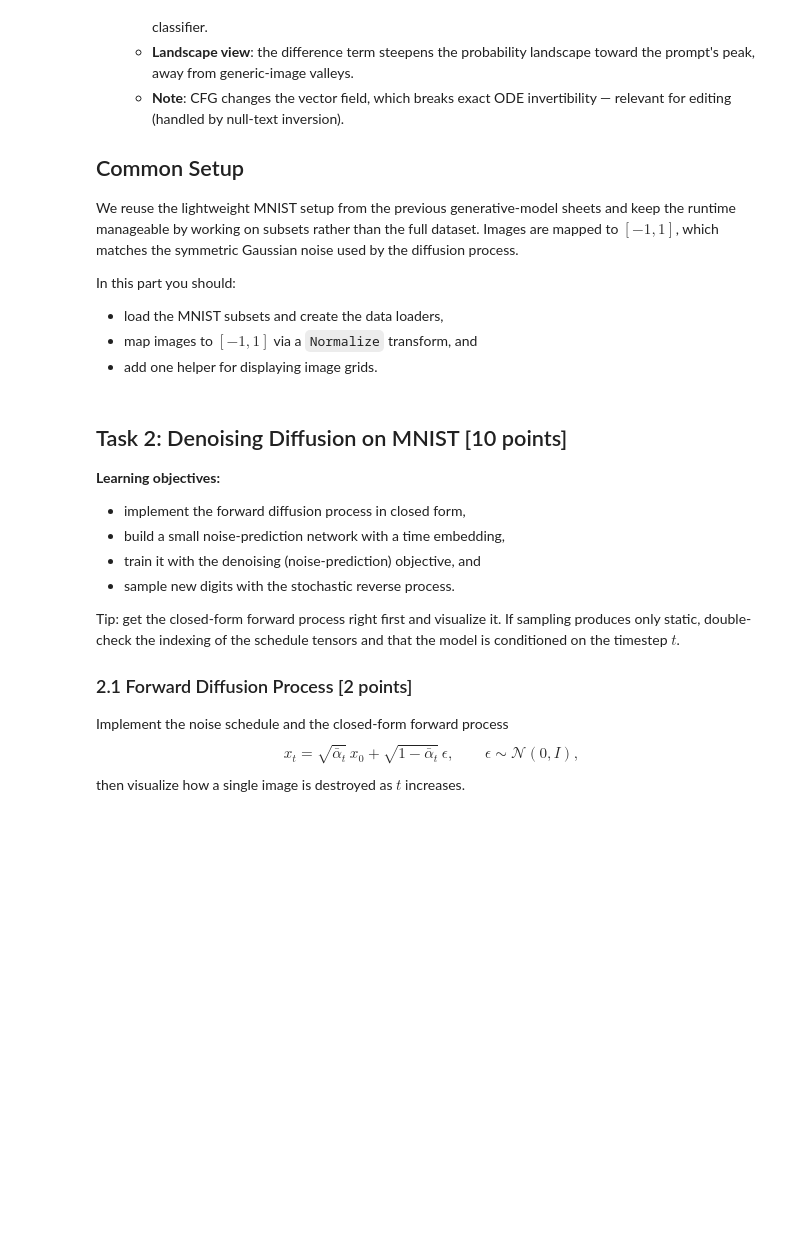
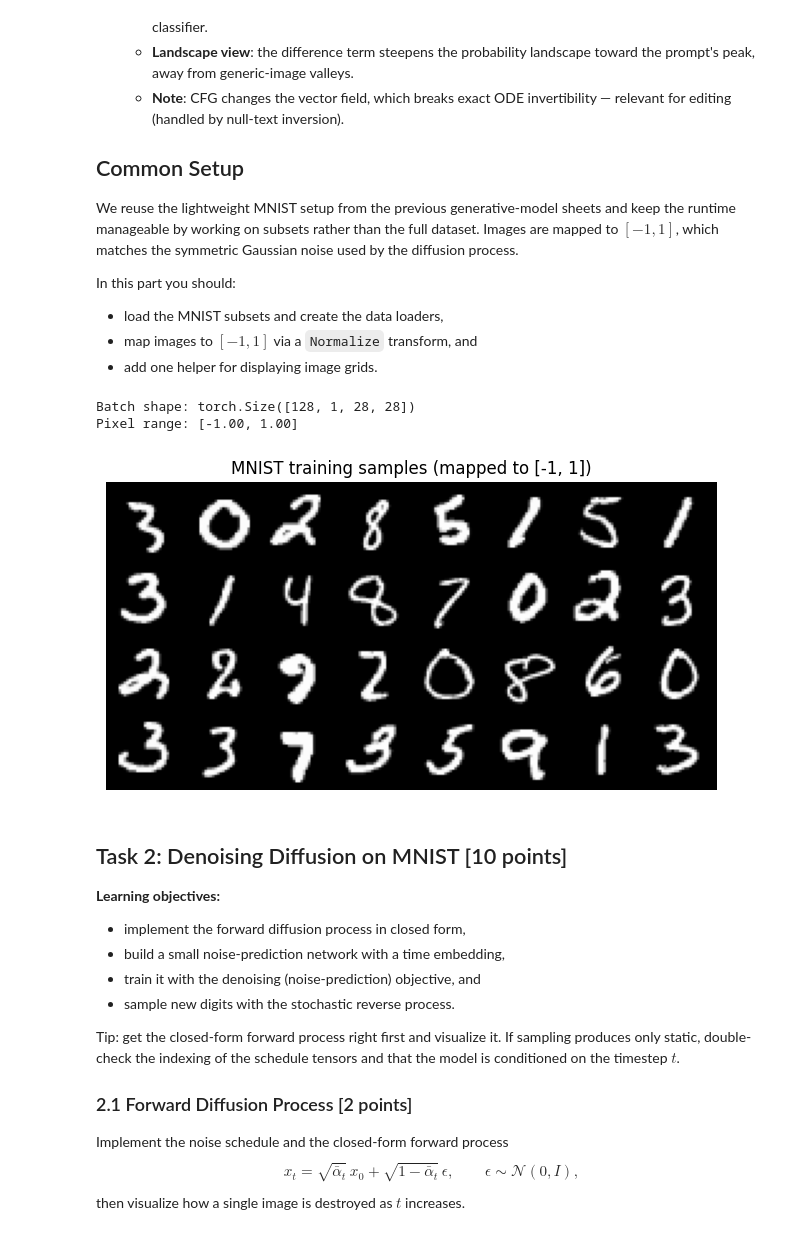
Before and after one commit to MustafaNatur/Introduction-to-Deep-Learning-course, a Jupyter notebook: exercise07-flow-diffusion/exercise07-flow-diffusion.ipynb, the cells around one changed output. Saved outputs shown, nothing was run; the diff lists cells and outputs as text; code cells hidden in the pictures; folded sections open; blank space fills up the shorter version.

```diff
--- a/exercise07-flow-diffusion/exercise07-flow-diffusion.ipynb
+++ b/exercise07-flow-diffusion/exercise07-flow-diffusion.ipynb
@@ -275,9 +275,25 @@ test_loader = DataLoader(test_subset, batch_size=256, shuffle=False)
 
 def show_grid(images, title, nrow=8):
     """Display a batch of [-1, 1] images as a grid."""
-    # TODO: Your solution here
+    images = images.detach().cpu()  # drop gradients, move to CPU for matplotlib
+    images = (images.clamp(-1, 1) + 1) / 2  # undo normalization: [-1, 1] -> [0, 1]
+    grid = torchvision.utils.make_grid(images, nrow=nrow)  # tile images into one
+    grid = grid.permute(1, 2, 0)  # (C, H, W) -> (H, W, C) for imshow
+    plt.figure(figsize=(nrow, max(1, images.shape[0] // nrow)))  # size ~ grid shape
+    plt.imshow(grid, cmap="gray")  # grayscale for single-channel MNIST
+    plt.title(title)
+    plt.axis("off")  # hide pixel axes/ticks
+    plt.show()
 # %%
-# TODO: Your solution here
+# Quick sanity check: grab one batch and display it.
+sample_images, sample_labels = next(iter(train_loader))  # pull one batch
+print(f"Batch shape: {sample_images.shape}")  # expect (128, 1, 28, 28)
+print(f"Pixel range: [{sample_images.min():.2f}, {sample_images.max():.2f}]")  # expect ~[-1, 1]
+show_grid(sample_images[:32], title="MNIST training samples (mapped to [-1, 1])", nrow=8)  # show first 32
+# %% [output]
+Batch shape: torch.Size([128, 1, 28, 28])
+Pixel range: [-1.00, 1.00]
+[figure, added]
 # %% [markdown]
 ## Task 2: Denoising Diffusion on MNIST \[10 points\]
 
```
